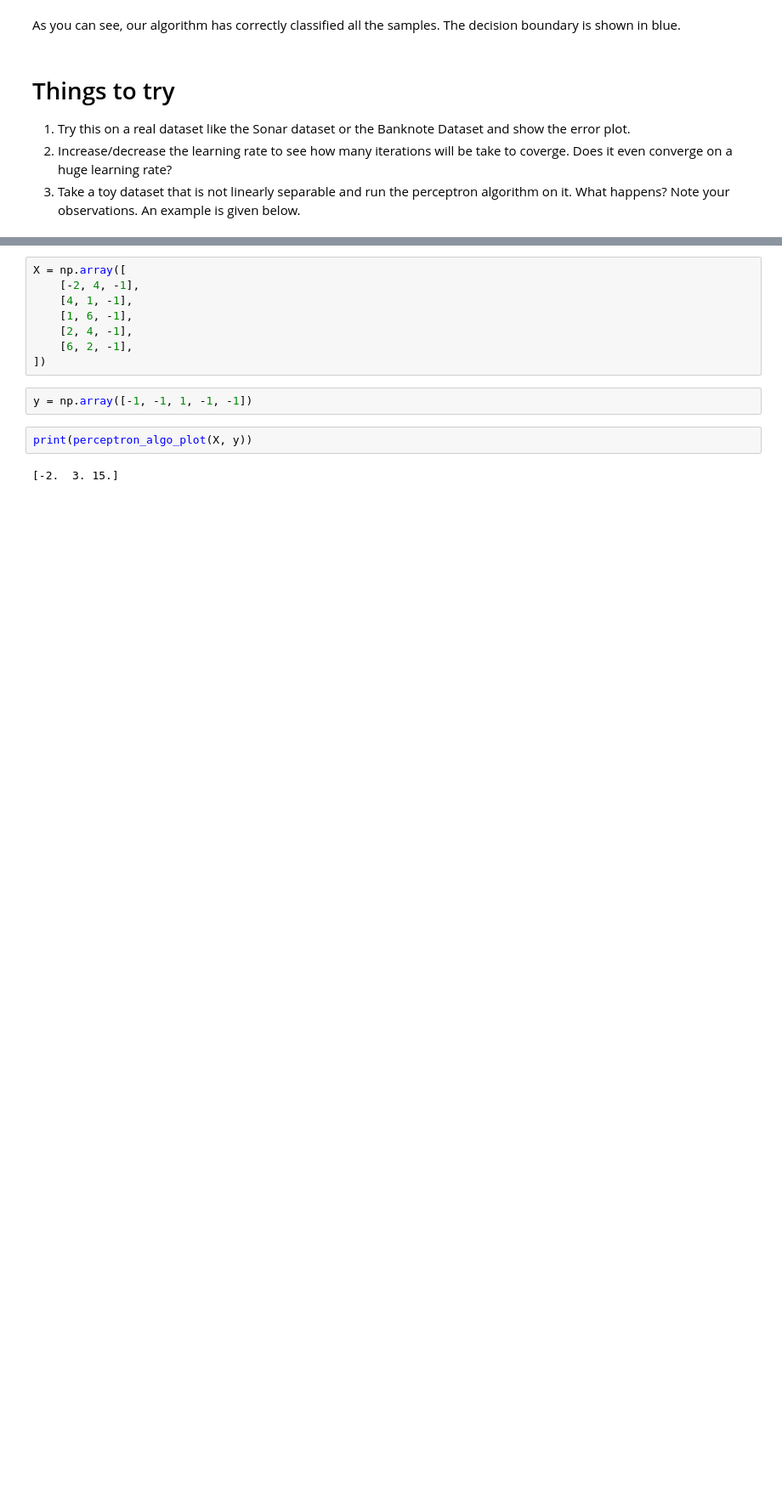
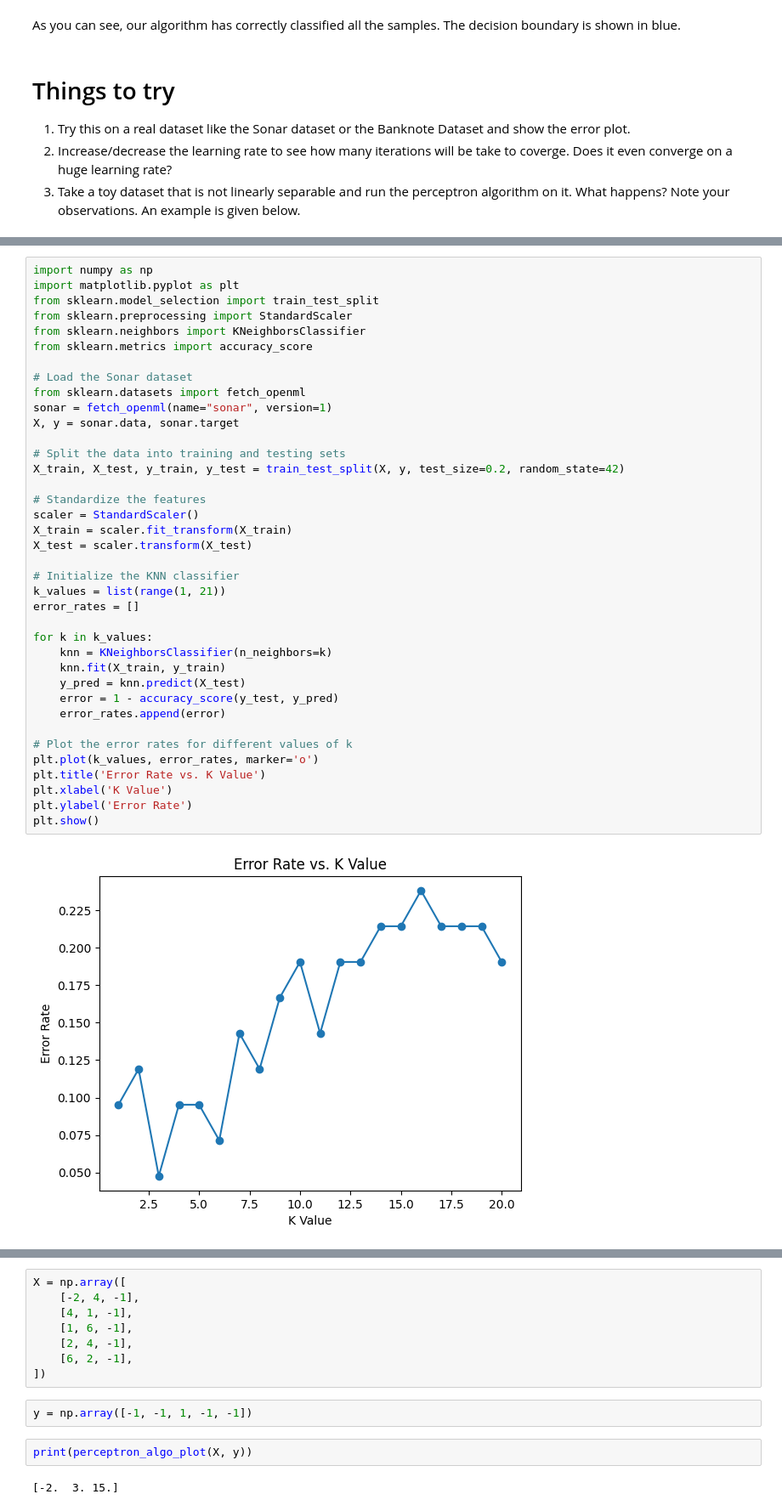
Before and after one commit to MadapalaSahitha/FMML-LAB-1, a Jupyter notebook: FMML_Module4_Lab1_2024.ipynb, the cells around one changed output, grey strips where cells are left out. Shown at 85% size. Saved outputs shown, nothing was run; the diff lists cells and outputs as text; blank space fills up the shorter version.

```diff
--- a/FMML_Module4_Lab1_2024.ipynb
+++ b/FMML_Module4_Lab1_2024.ipynb
@@ -136,0 +139,40 @@ As you can see, our algorithm has correctly classified all the samples. The deci
+# %%
+import numpy as np
+import matplotlib.pyplot as plt
+from sklearn.model_selection import train_test_split
+from sklearn.preprocessing import StandardScaler
+from sklearn.neighbors import KNeighborsClassifier
+from sklearn.metrics import accuracy_score
+
+# Load the Sonar dataset
+from sklearn.datasets import fetch_openml
+sonar = fetch_openml(name="sonar", version=1)
+X, y = sonar.data, sonar.target
+
+# Split the data into training and testing sets
+X_train, X_test, y_train, y_test = train_test_split(X, y, test_size=0.2, random_state=42)
+
+# Standardize the features
+scaler = StandardScaler()
+X_train = scaler.fit_transform(X_train)
+X_test = scaler.transform(X_test)
+
+# Initialize the KNN classifier
+k_values = list(range(1, 21))
+error_rates = []
+
+for k in k_values:
+    knn = KNeighborsClassifier(n_neighbors=k)
+    knn.fit(X_train, y_train)
+    y_pred = knn.predict(X_test)
+    error = 1 - accuracy_score(y_test, y_pred)
+    error_rates.append(error)
+
+# Plot the error rates for different values of k
+plt.plot(k_values, error_rates, marker='o')
+plt.title('Error Rate vs. K Value')
+plt.xlabel('K Value')
+plt.ylabel('Error Rate')
+plt.show()
+# %% [output]
+[figure, added]
```
Also changed, not shown: parts of 6 cells of this notebook.
